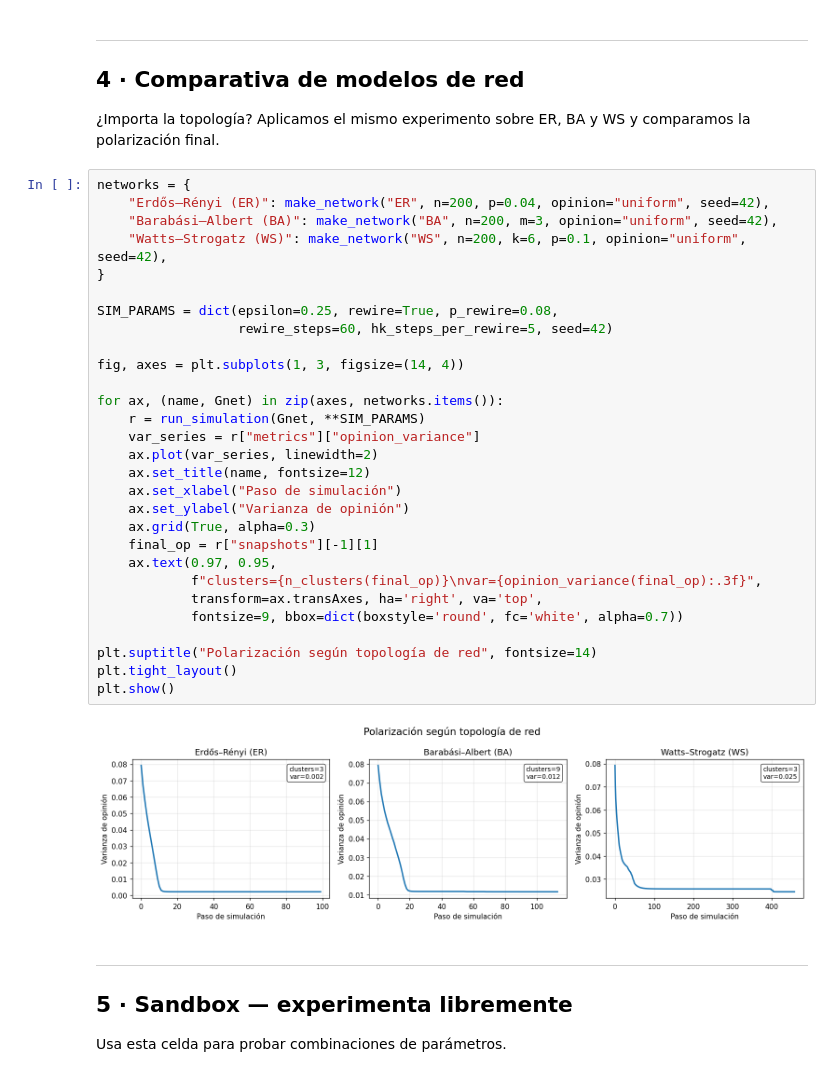
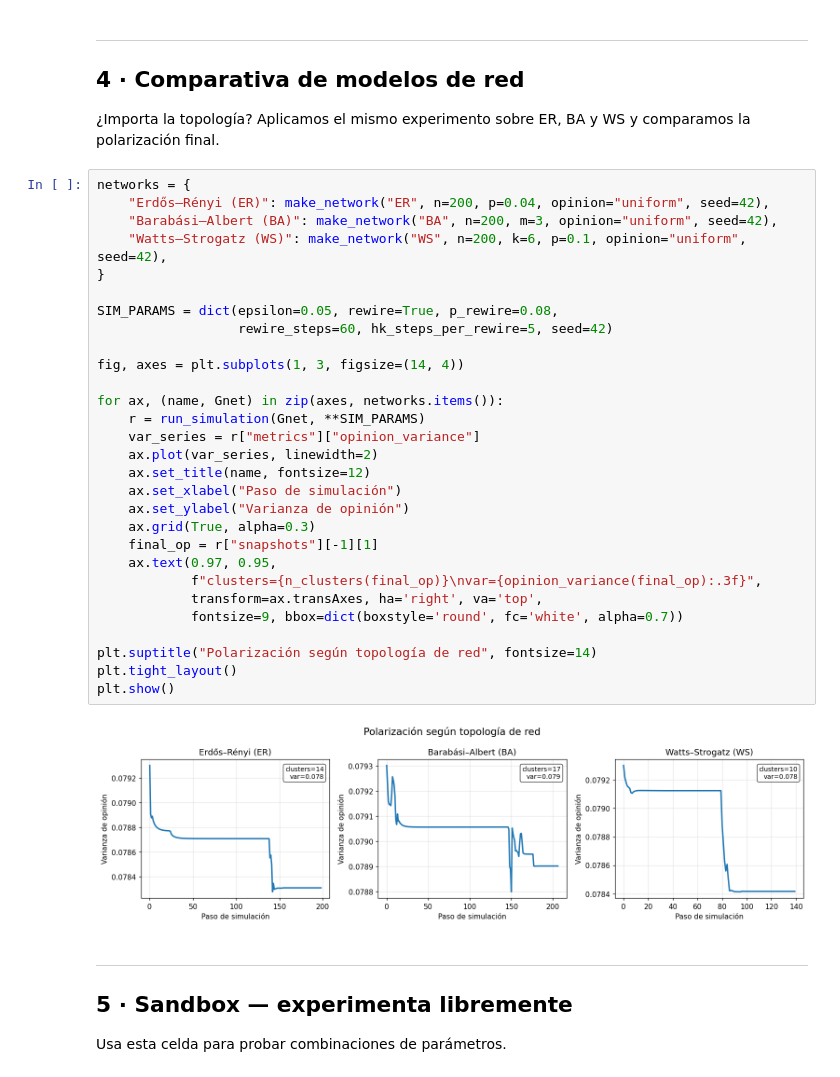
Before and after one commit to ItsTowi/CN_A4_FinalProject, a Jupyter notebook: 01_basic_experiment.ipynb, the cells around one changed output. Drawn from its saved outputs; the diff is of its cells as text.

```diff
--- a/01_basic_experiment.ipynb
+++ b/01_basic_experiment.ipynb
@@ -311,34 +320,34 @@ plot_opinion_histogram({
 # %%
 networks = {
     "Erdős–Rényi (ER)": make_network("ER", n=200, p=0.04, opinion="uniform", seed=42),
     "Barabási–Albert (BA)": make_network("BA", n=200, m=3, opinion="uniform", seed=42),
     "Watts–Strogatz (WS)": make_network("WS", n=200, k=6, p=0.1, opinion="uniform", seed=42),
 }
 
-SIM_PARAMS = dict(epsilon=0.25, rewire=True, p_rewire=0.08,
+SIM_PARAMS = dict(epsilon=0.05, rewire=True, p_rewire=0.08,
                   rewire_steps=60, hk_steps_per_rewire=5, seed=42)
 
 fig, axes = plt.subplots(1, 3, figsize=(14, 4))
 
 for ax, (name, Gnet) in zip(axes, networks.items()):
     r = run_simulation(Gnet, **SIM_PARAMS)
     var_series = r["metrics"]["opinion_variance"]
     ax.plot(var_series, linewidth=2)
     ax.set_title(name, fontsize=12)
     ax.set_xlabel("Paso de simulación")
     ax.set_ylabel("Varianza de opinión")
     ax.grid(True, alpha=0.3)
     final_op = r["snapshots"][-1][1]
     ax.text(0.97, 0.95,
             f"clusters={n_clusters(final_op)}\nvar={opinion_variance(final_op):.3f}",
             transform=ax.transAxes, ha='right', va='top',
             fontsize=9, bbox=dict(boxstyle='round', fc='white', alpha=0.7))
 
 plt.suptitle("Polarización según topología de red", fontsize=14)
 plt.tight_layout()
 plt.show()
 # %% [output]
-[figure, old version]
+[figure, new version]
 # %% [markdown]
 ---
 ## 5 · Sandbox — experimenta libremente
```
Also changed, not shown: parts of 5 cells of this notebook, 1 other file.
